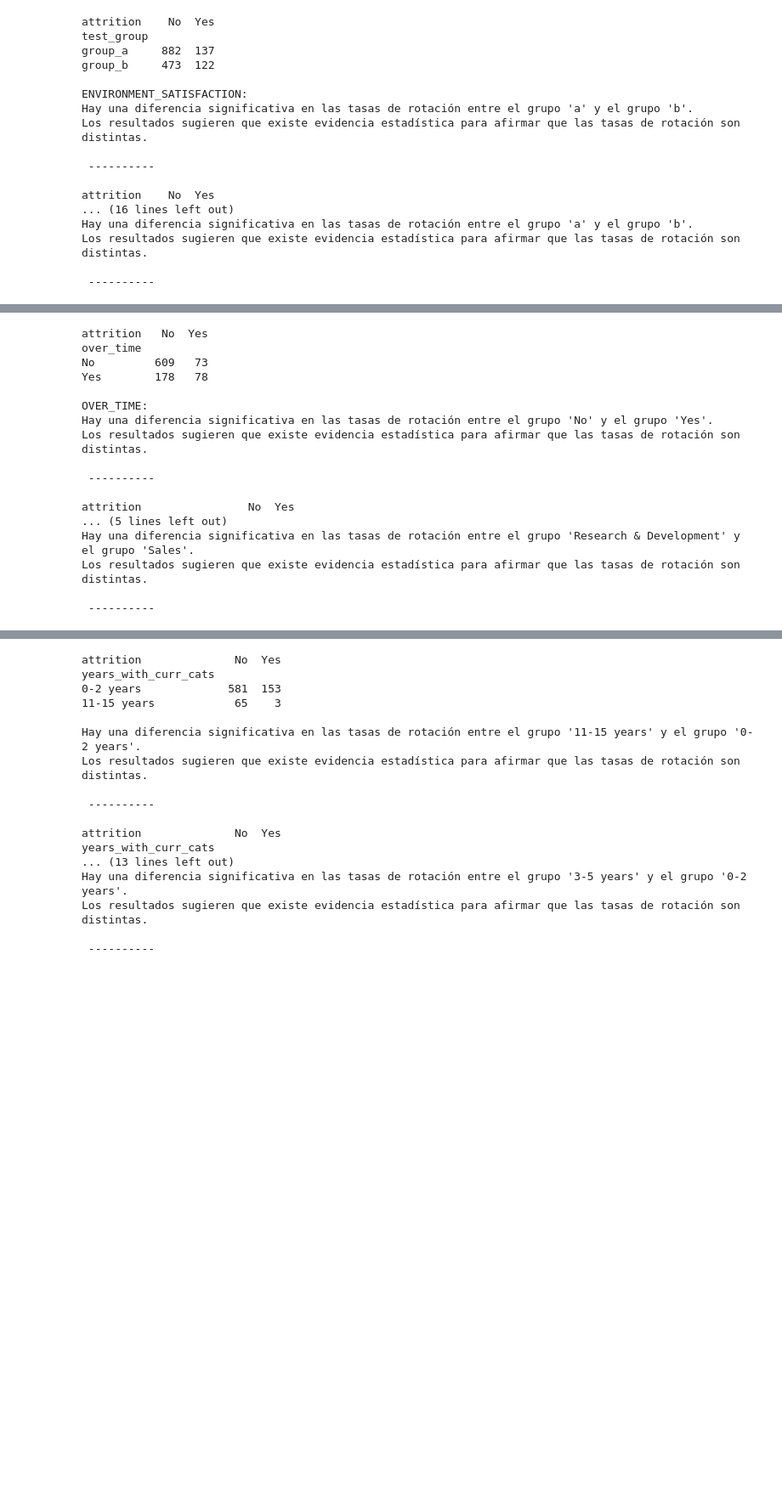
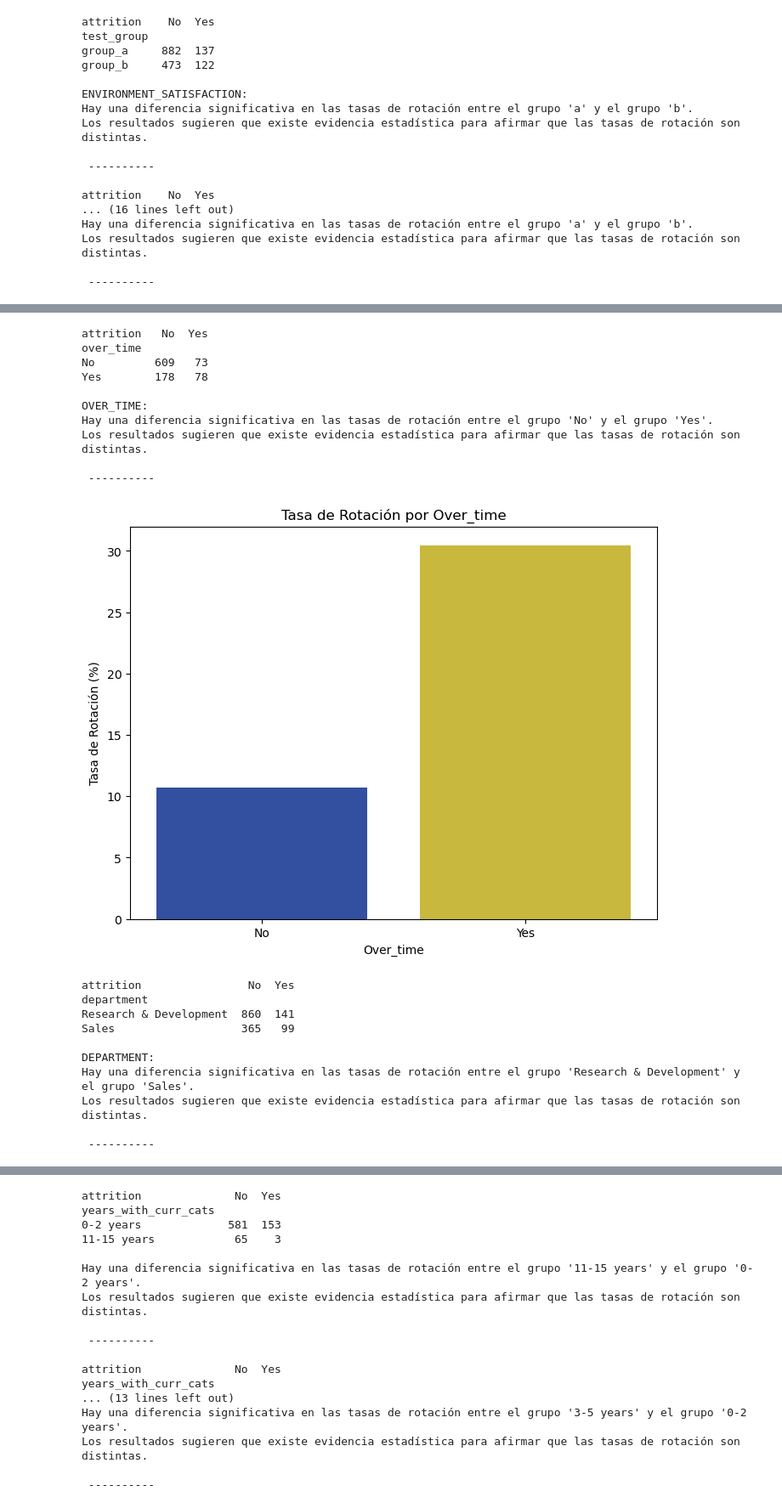
Before and after one commit to carla-caracola/people_analytics, a Jupyter notebook: jupyter_notebooks/ab_testing.ipynb, the cells around one changed output, grey strips where cells are left out. Shown at 85% size. Cells and saved outputs as stored; diff of their text form; code cells hidden in the pictures; blank space fills up the shorter version.

```diff
--- a/jupyter_notebooks/ab_testing.ipynb
+++ b/jupyter_notebooks/ab_testing.ipynb
@@ -203,35 +226,62 @@ Los resultados sugieren que existe evidencia estadística para afirmar que las t
 # %%
 lista = ['over_time', 'education_field', 'department']
+
 for metrica in lista:
+    # Generar combinaciones de pares únicos en cada métrica
     combinat = list(combinations(df[metrica][df[metrica] != 'Unknown'].unique(), 2))
+
     for comb in combinat:
-        crosstabs = pd.crosstab(df[metrica][(df[metrica] == comb[0])|(df[metrica] == comb[1])], df.attrition)
+        # Crear crosstab para cada combinación de pares
+        crosstabs = pd.crosstab(df[metrica][(df[metrica] == comb[0]) | (df[metrica] == comb[1])], df.attrition)
         chi2, p_value, _, _ = chi2_contingency(crosstabs)
         alpha = 0.05
+
         if p_value < alpha:
             print(crosstabs)
             print()
             print(f"{metrica.upper()}:")
             print(f"Hay una diferencia significativa en las tasas de rotación entre el grupo '{comb[0]}' y el grupo '{comb[1]}'.")
             print("""Los resultados sugieren que existe evidencia estadística para afirmar que las tasas de rotación son distintas.""")
             print("\n ---------- \n")
+
+            # Cálculo de la tasa de rotación para cada grupo
+            tasa_rot_grupo_1 = round(df[df[metrica] == comb[0]].attrition.value_counts(normalize=True)[1] * 100, 2)
+            tasa_rot_grupo_2 = round(df[df[metrica] == comb[1]].attrition.value_counts(normalize=True)[1] * 100, 2)
+
+            df_comparacion = pd.DataFrame({
+                metrica: [comb[0], comb[1]],
+                'Tasa de Rotación': [tasa_rot_grupo_1, tasa_rot_grupo_2]
+            })
+
+            # Gráfico de barras
+            plt.figure(figsize=(8, 6))
+            sns.barplot(x=metrica, y='Tasa de Rotación', data=df_comparacion, palette=['#2146B2', '#E0CA27'])
+            plt.title(f'Tasa de Rotación por {metrica.capitalize()}')
+            plt.xlabel(metrica.capitalize())
+            plt.ylabel('Tasa de Rotación (%)')
+            plt.show()
+
         else:
             pass
 # %% [output]
 attrition   No  Yes
 over_time
 No         609   73
 Yes        178   78
 
 OVER_TIME:
 Hay una diferencia significativa en las tasas de rotación entre el grupo 'No' y el grupo 'Yes'.
 Los resultados sugieren que existe evidencia estadística para afirmar que las tasas de rotación son distintas.
 
  ----------
-
-attrition                No  Yes
-... (5 lines left out)
-Hay una diferencia significativa en las tasas de rotación entre el grupo 'Research & Development' y el grupo 'Sales'.
-Los resultados sugieren que existe evidencia estadística para afirmar que las tasas de rotación son distintas.
-
- ----------
+[figure, added]
+attrition                No  Yes
+department
+Research & Development  860  141
+Sales                   365   99
+
+DEPARTMENT:
+Hay una diferencia significativa en las tasas de rotación entre el grupo 'Research & Development' y el grupo 'Sales'.
+Los resultados sugieren que existe evidencia estadística para afirmar que las tasas de rotación son distintas.
+
+ ----------
```
Also changed, not shown: parts of 3 cells of this notebook.
